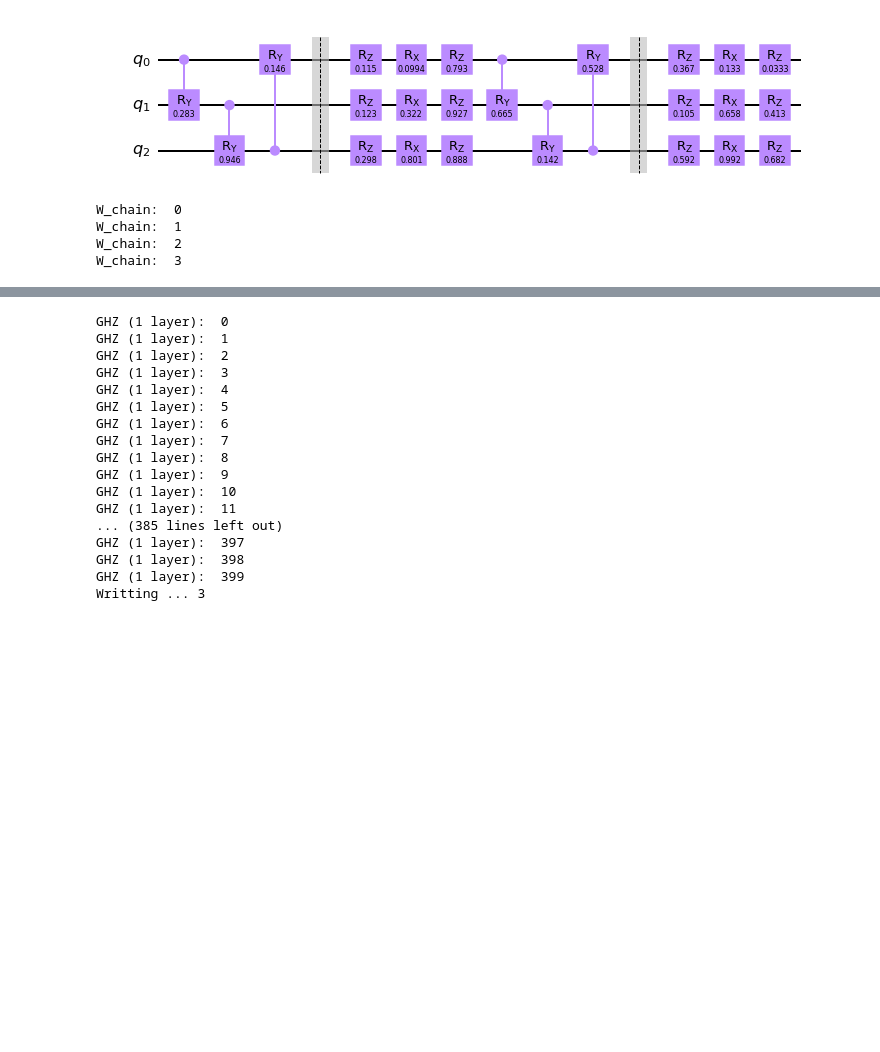
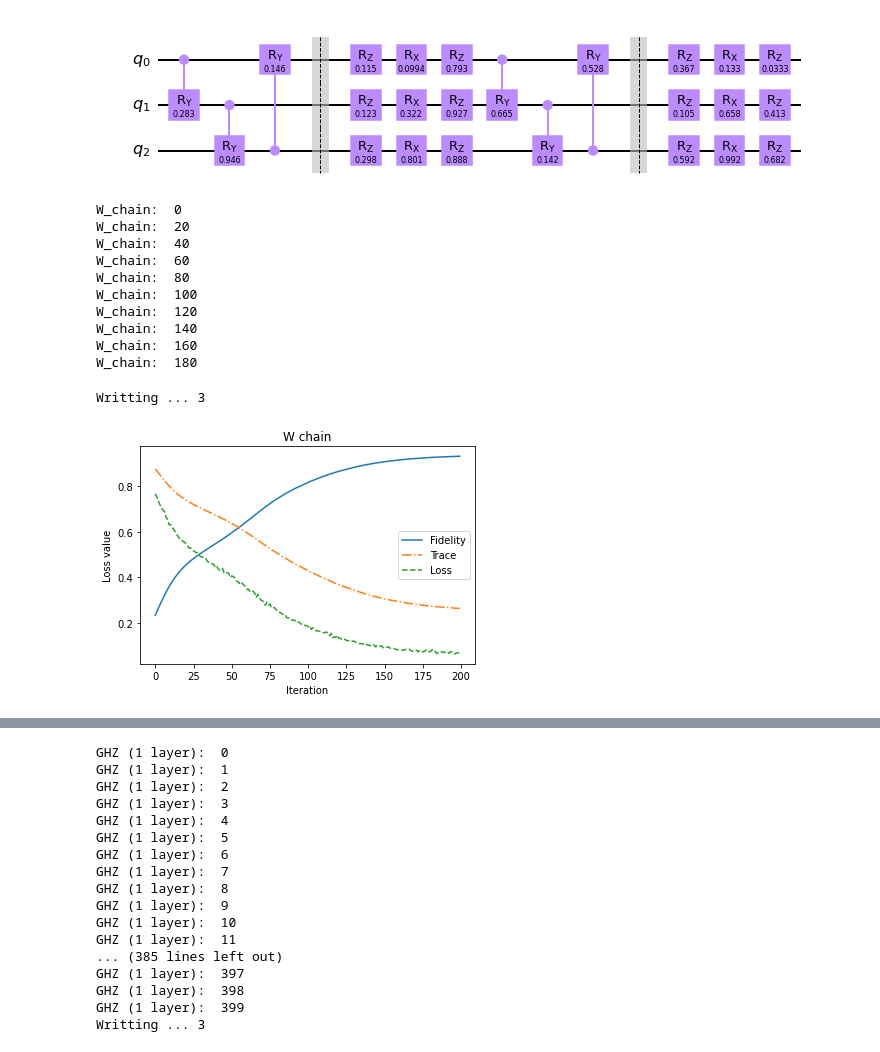
Before and after one commit to vutuanhai237/UC-VQA, a Jupyter notebook: codes/tomography/compare_W.ipynb, the cells around one changed output, grey strips where cells are left out. Saved outputs shown, nothing was run; the diff lists cells and outputs as text; code cells hidden in the pictures; blank space fills up the shorter version.

Commit message:
Run Wchain on diff

```diff
--- a/codes/tomography/compare_W.ipynb
+++ b/codes/tomography/compare_W.ipynb
@@ -32,31 +32,78 @@ qc.draw('mpl')
 
 num_qubits = 3
 num_layers = 1
-thetas = np.random.random(num_layers*num_qubits*4)
+thetas = np.ones(num_layers*num_qubits*4)
 psi = 2*np.random.rand(2**num_qubits)-1
 psi = psi / np.linalg.norm(psi)
 encoder = qtm.encoding.Encoding(psi, 'amplitude_encoding')
-qc = qiskit.QuantumCircuit(num_qubits, num_qubits)
+
 
 loss_values = []
 thetass = []
-for i in range(0, 20):
 
-    print('W_chain: ', i)
+# qc = encoder.qcircuit
+# qc = qtm.nqubit.create_Wchainchecker_haar(qc, thetas, num_layers)
+
+for i in range(0, 200):
+    if i % 20 == 0:
+        print('W_chain: ', i)
+    qc = encoder.qcircuit
     grad_loss = qtm.base.grad_loss(
         qc,
         qtm.nqubit.create_Wchainchecker_haar,
-        thetas, r = 1/2, s = np.pi/2, num_layers = num_layers, encoder = encoder)
+        thetas, r = 1/2, s = np.pi/2, num_layers = num_layers)
     thetas -= qtm.constant.learning_rate*(grad_loss)
-    qc_copy = qtm.nqubit.create_Wchainchecker_haar(qc.copy(), thetas, num_layers, encoder)
+    thetass.append(thetas.copy())
+    qc_copy = qtm.nqubit.create_Wchainchecker_haar(qc.copy(), thetas, num_layers)
     loss = qtm.base.loss_basis(qtm.base.measure(qc_copy, list(range(qc_copy.num_qubits))))
     loss_values.append(loss)
-    thetass.append(thetas)
 
-np.savetxt("../../tomography_wchain/3" + "/loss_values.csv", loss_values, delimiter=",")
-np.savetxt("../../tomography_wchain/3" + "/thetass.csv", thetass, delimiter=",")
+np.savetxt("../../experiments/tomography_wchain/3" + "/loss_values.csv", loss_values, delimiter=",")
+np.savetxt("../../experiments/tomography_wchain/3" + "/thetass.csv", thetass, delimiter=",")
 # %% [output]
 W_chain:  0
-W_chain:  1
-W_chain:  2
-W_chain:  3
+W_chain:  20
+W_chain:  40
+W_chain:  60
+W_chain:  80
+W_chain:  100
+W_chain:  120
+W_chain:  140
+W_chain:  160
+W_chain:  180
+# %%
+traces = []
+fidelities = []
+
+for thetas in thetass:
+    # Get |psi> = U_gen|000...>
+    qc1 = encoder.qcircuit
+    psi = qiskit.quantum_info.Statevector.from_instruction(qc1)
+    # Get |psi~> = U_target|000...>
+    qc = qiskit.QuantumCircuit(num_qubits, num_qubits)
+    qc = qtm.nqubit.create_Wchain_layerd_state(qc, thetas, num_layers = num_layers).inverse()
+    psi_hat = qiskit.quantum_info.Statevector.from_instruction(qc)
+    # Calculate the metrics
+    trace, fidelity = qtm.base.get_metrics(psi, psi_hat)
+    traces.append(trace)
+    fidelities.append(fidelity)
+print('Writting ... ' + str(num_qubits))
+
+np.savetxt("../../experiments/tomography_wchain/" + str(num_qubits) + "/loss_values.csv", loss_values, delimiter=",")
+np.savetxt("../../experiments/tomography_wchain/" + str(num_qubits) + "/thetass.csv", thetass, delimiter=",")
+np.savetxt("../../experiments/tomography_wchain/" + str(num_qubits) + "/traces.csv", traces, delimiter=",")
+np.savetxt("../../experiments/tomography_wchain/" + str(num_qubits) + "/fidelities.csv", fidelities, delimiter=",")
+# %% [output]
+Writting ... 3
+# %%
+from matplotlib import pyplot as plt
+plt.plot(fidelities, label='Fidelity', linestyle = '-')
+plt.plot(traces, label='Trace', linestyle = '-.')
+plt.plot(loss_values, label='Loss', linestyle = '--')
+plt.title('W chain')
+plt.legend()
+plt.xlabel("Iteration")
+plt.ylabel("Loss value")
+plt.show()
+# %% [output]
+[figure, added]
```
Also changed, not shown: parts of 1 cell of this notebook, 40 other files.
